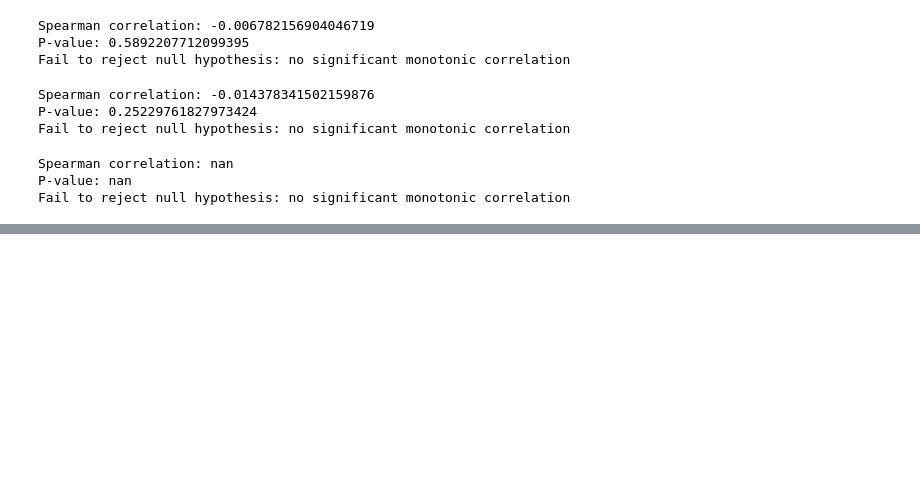
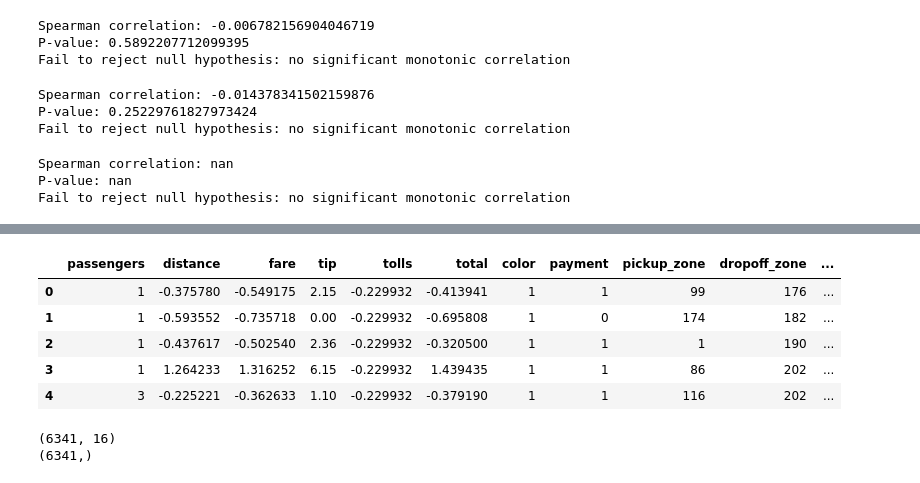
Before and after one commit to Khushibung05/Hypothesis-Testing-Statistical-Inference, a Jupyter notebook: Hypothesis_Testing_&_Statistical_Inference.ipynb, the cells around one changed output, grey strips where cells are left out. Cells and saved outputs as stored; diff of their text form; code cells hidden in the pictures; blank space fills up the shorter version.

```diff
--- a/Hypothesis_Testing_&_Statistical_Inference.ipynb
+++ b/Hypothesis_Testing_&_Statistical_Inference.ipynb
@@ -1184,0 +1244,14 @@ Fail to reject null hypothesis: no significant monotonic correlation
+# %%
+#fit-transform numerical
+cont=['fare','tolls','total','distance'] # since passengers is discrete
+from sklearn.preprocessing import StandardScaler
+st=StandardScaler()
+df[cont]=st.fit_transform(df[cont])
+df.head()
+# %% [output]
+|  | passengers | distance | fare | tip | tolls | total | color | payment | pickup_zone | dropoff_zone | ... |
+| 0 | 1 | -0.375780 | -0.549175 | 2.15 | -0.229932 | -0.413941 | 1 | 1 | 99 | 176 | ... |
+| 1 | 1 | -0.593552 | -0.735718 | 0.00 | -0.229932 | -0.695808 | 1 | 0 | 174 | 182 | ... |
+| 2 | 1 | -0.437617 | -0.502540 | 2.36 | -0.229932 | -0.320500 | 1 | 1 | 1 | 190 | ... |
+| 3 | 1 | 1.264233 | 1.316252 | 6.15 | -0.229932 | 1.439435 | 1 | 1 | 86 | 202 | ... |
+| 4 | 3 | -0.225221 | -0.362633 | 1.10 | -0.229932 | -0.379190 | 1 | 1 | 116 | 202 | ... |
@@ -1184,0 +1261,6 @@ Fail to reject null hypothesis: no significant monotonic correlation
+# %%
+print(x.shape)
+print(y.shape)
+# %% [output]
+(6341, 16)
+(6341,)
```
Also changed, not shown: parts of 8 cells of this notebook.
